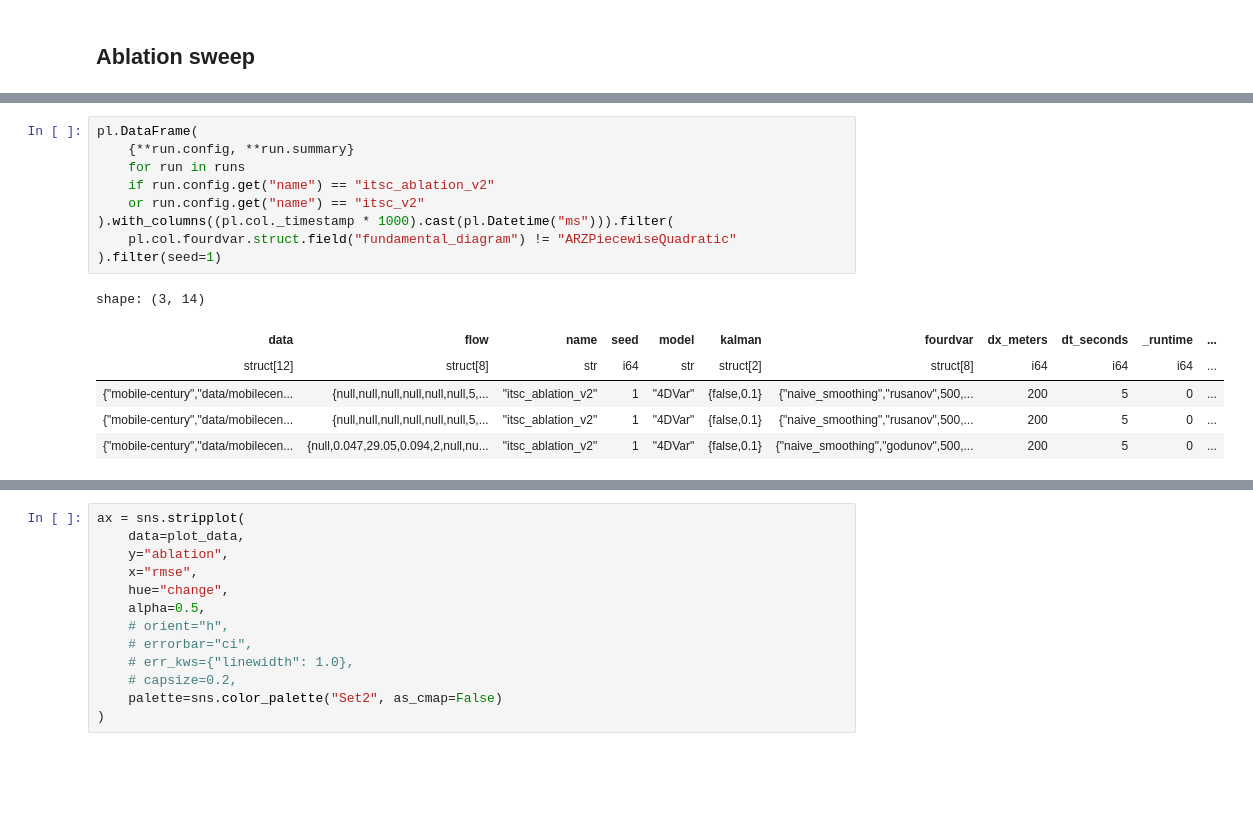
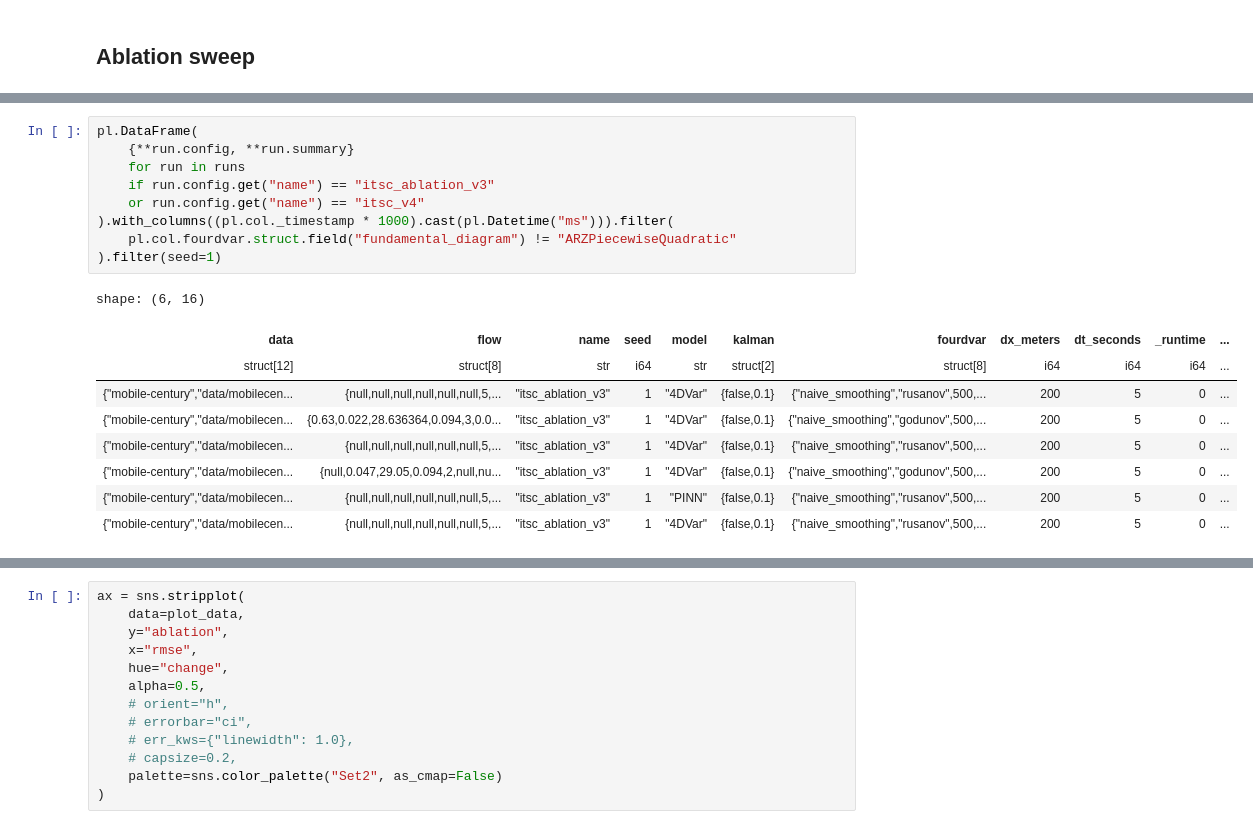
Before and after one commit to J-Moreau/traffic-smoothing, a Jupyter notebook: notebooks/sweep_results.ipynb, the cells around one changed output, grey strips where cells are left out. Saved outputs shown, nothing was run; the diff lists cells and outputs as text; blank space fills up the shorter version.

```diff
--- a/notebooks/sweep_results.ipynb
+++ b/notebooks/sweep_results.ipynb
@@ -259,17 +374,20 @@ plt.savefig(f"output_plots/itsc/ablation_sweep_rmse_v2.pdf", bbox_inches="tight"
 # %%
 pl.DataFrame(
     {**run.config, **run.summary}
     for run in runs
-    if run.config.get("name") == "itsc_ablation_v2"
-    or run.config.get("name") == "itsc_v2"
+    if run.config.get("name") == "itsc_ablation_v3"
+    or run.config.get("name") == "itsc_v4"
 ).with_columns((pl.col._timestamp * 1000).cast(pl.Datetime("ms"))).filter(
     pl.col.fourdvar.struct.field("fundamental_diagram") != "ARZPiecewiseQuadratic"
 ).filter(seed=1)
 # %% [output]
-shape: (3, 14)
+shape: (6, 16)
 | data | flow | name | seed | model | kalman | fourdvar | dx_meters | dt_seconds | _runtime | ... |
 | struct[12] | struct[8] | str | i64 | str | struct[2] | struct[8] | i64 | i64 | i64 | ... |
-| {"mobile-century","data/mobilecen... | {null,null,null,null,null,null,5,... | "itsc_ablation_v2" | 1 | "4DVar" | {false,0.1} | {"naive_smoothing","rusanov",500,... | 200 | 5 | 0 | ... |
-| {"mobile-century","data/mobilecen... | {null,null,null,null,null,null,5,... | "itsc_ablation_v2" | 1 | "4DVar" | {false,0.1} | {"naive_smoothing","rusanov",500,... | 200 | 5 | 0 | ... |
-| {"mobile-century","data/mobilecen... | {null,0.047,29.05,0.094,2,null,nu... | "itsc_ablation_v2" | 1 | "4DVar" | {false,0.1} | {"naive_smoothing","godunov",500,... | 200 | 5 | 0 | ... |
+| {"mobile-century","data/mobilecen... | {null,null,null,null,null,null,5,... | "itsc_ablation_v3" | 1 | "4DVar" | {false,0.1} | {"naive_smoothing","rusanov",500,... | 200 | 5 | 0 | ... |
+| {"mobile-century","data/mobilecen... | {0.63,0.022,28.636364,0.094,3,0.0... | "itsc_ablation_v3" | 1 | "4DVar" | {false,0.1} | {"naive_smoothing","godunov",500,... | 200 | 5 | 0 | ... |
+| {"mobile-century","data/mobilecen... | {null,null,null,null,null,null,5,... | "itsc_ablation_v3" | 1 | "4DVar" | {false,0.1} | {"naive_smoothing","rusanov",500,... | 200 | 5 | 0 | ... |
+| {"mobile-century","data/mobilecen... | {null,0.047,29.05,0.094,2,null,nu... | "itsc_ablation_v3" | 1 | "4DVar" | {false,0.1} | {"naive_smoothing","godunov",500,... | 200 | 5 | 0 | ... |
+| {"mobile-century","data/mobilecen... | {null,null,null,null,null,null,5,... | "itsc_ablation_v3" | 1 | "PINN" | {false,0.1} | {"naive_smoothing","rusanov",500,... | 200 | 5 | 0 | ... |
+| {"mobile-century","data/mobilecen... | {null,null,null,null,null,null,5,... | "itsc_ablation_v3" | 1 | "4DVar" | {false,0.1} | {"naive_smoothing","rusanov",500,... | 200 | 5 | 0 | ... |
 # %%
```
Also changed, not shown: parts of 6 cells of this notebook, 5 other files.
